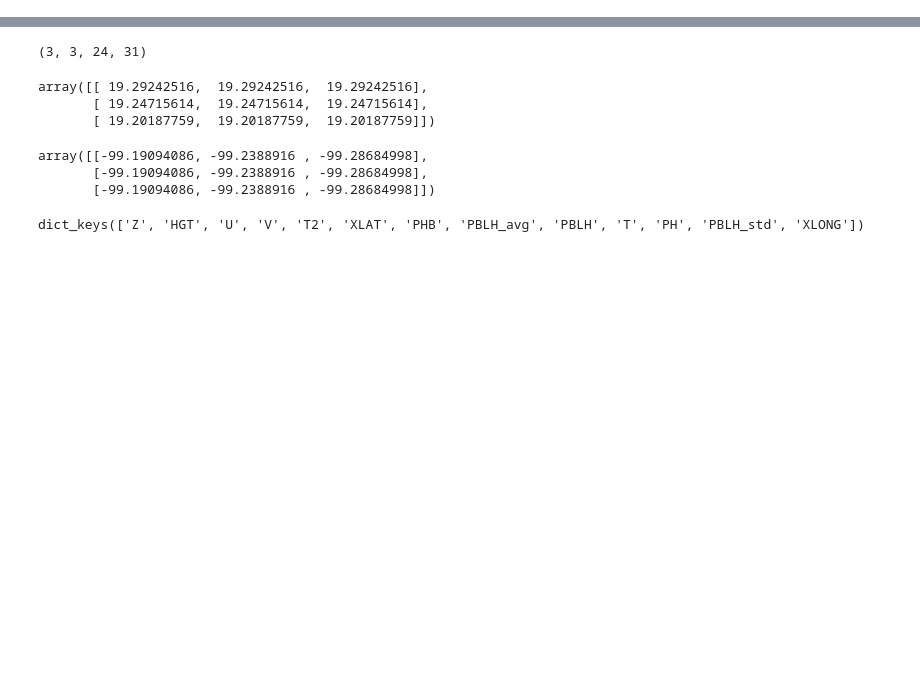
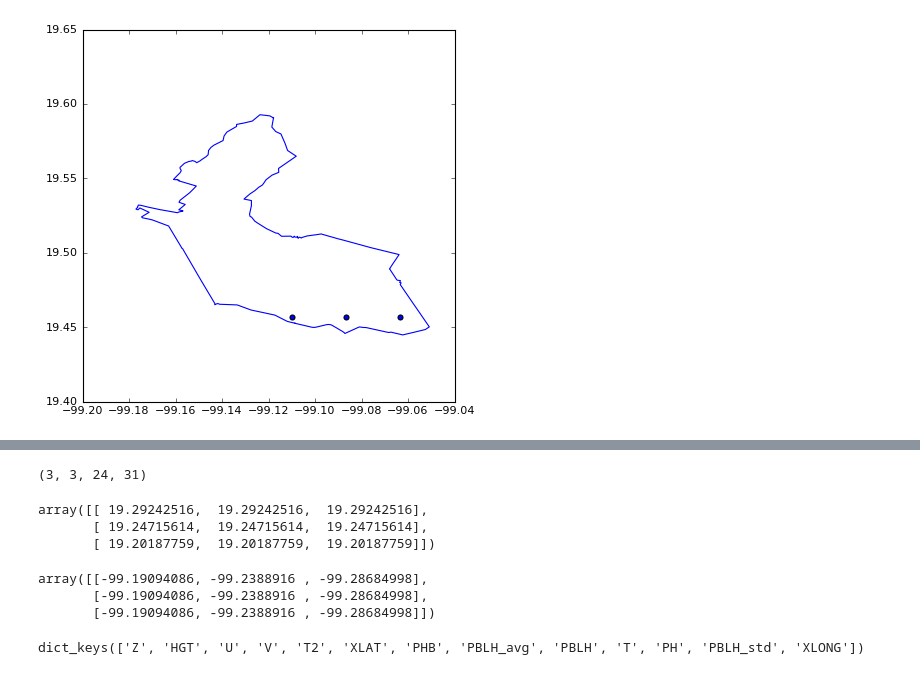
Before and after one commit to cpierard/capa_limite_WRF, a Jupyter notebook: Notebooks/puntos_de malla_en_delegaciones.ipynb, the cells around one changed output, grey strips where cells are left out. Drawn from its saved outputs; the diff is of its cells as text; code cells hidden in the pictures; blank space fills up the shorter version.

```diff
--- a/Notebooks/puntos_de malla_en_delegaciones.ipynb
+++ b/Notebooks/puntos_de malla_en_delegaciones.ipynb
@@ -15,0 +88,9 @@ coyoacan = blt.region()
+# %%
+plt.figure(figsize=(6,6))
+plt.plot(delegaciones['gustavo_a_madero'].lon , delegaciones['gustavo_a_madero'].lat)
+for i in range(0, len(delegaciones['gustavo_a_madero'].nx)):
+    ix = delegaciones['gustavo_a_madero'].nx[i]
+    iy = delegaciones['gustavo_a_madero'].ny[i]
+    plt.scatter(mar['XLONG'][ix, iy], mar['XLAT'][ix, iy])
+# %% [output]
+[figure, added]
```
Also changed, not shown: parts of 62 cells of this notebook, 12 other files.
